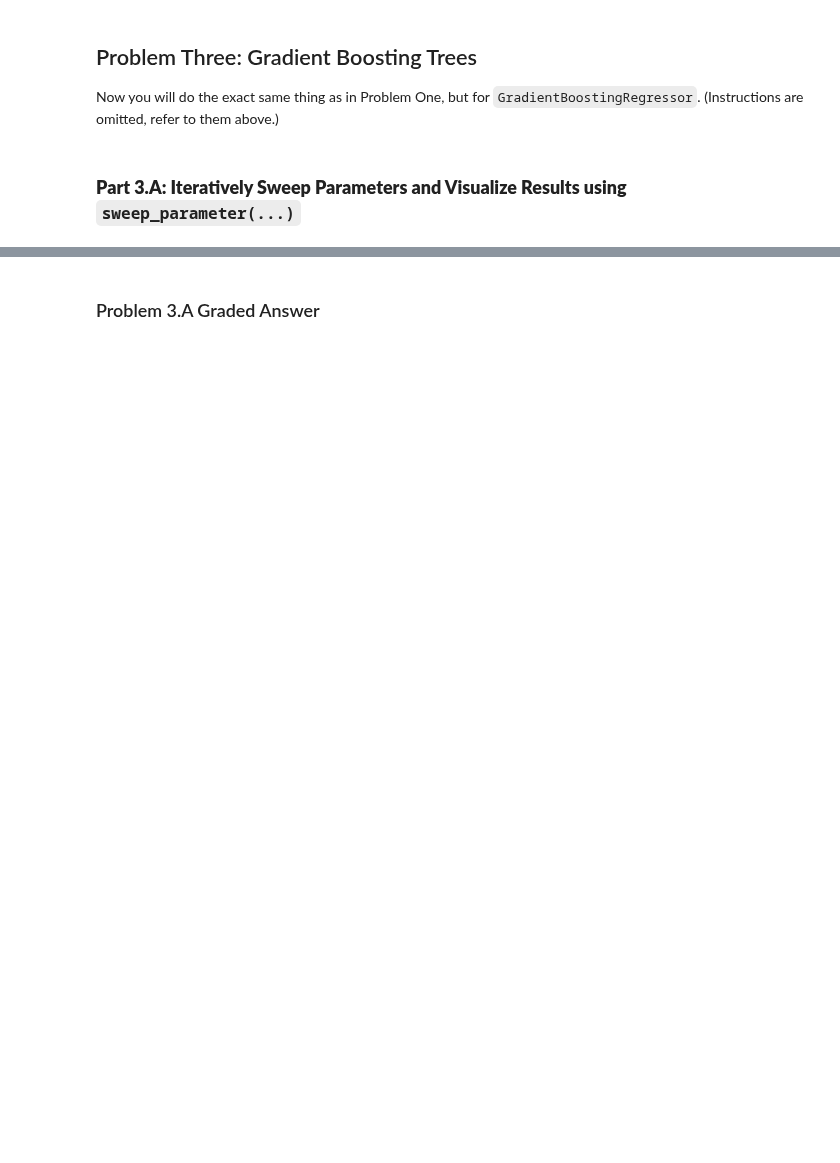
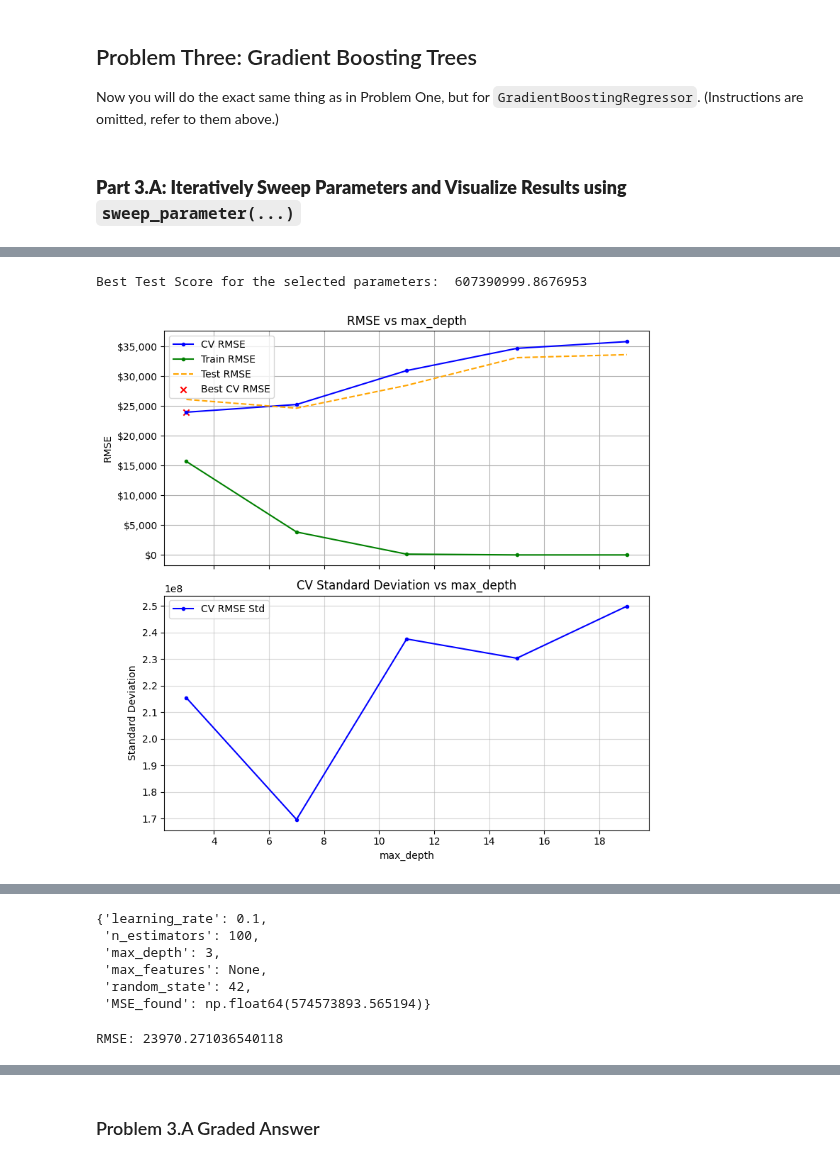
Before and after one commit to waysnyder/Module-3-Assignments, a Jupyter notebook: Homework_07.ipynb, the cells around one changed output, grey strips where cells are left out. Saved outputs shown, nothing was run; the diff lists cells and outputs as text; code cells hidden in the pictures; blank space fills up the shorter version.

```diff
--- a/Homework_07.ipynb
+++ b/Homework_07.ipynb
@@ -1607,0 +2070,16 @@ Default_Parameters_GradientBoosting = {
+# %%
+# Plot a max_depth vs MSE using a simple for loop
+# parameter_list = range(3,20)
+Default_Parameters_GradientBoosting = {
+    'learning_rate'           : 0.1,             # Shrinks the contribution of each tree. Affects the speed of learning and overfitting.
+    'n_estimators'            : 100,             # The number of boosting stages to be run. More estimators can improve performance but increase training time.
+    'max_depth'               : 3,               # Maximum depth of individual trees. Controls model complexity.
+    'max_features'            : None,            # Number of features to consider when looking for best split. Can help reduce overfitting.
+    'random_state'            : 42,              # Controls randomness of boosting. Useful for reproducibility.
+    'MSE_found'               : float('inf')     # NOT a parameter, but will record the MSE found for the current parameter choices
+}
+
+sweep_parameter( model= GradientBoostingRegressor, Parameters=Default_Parameters_GradientBoosting, parameter_list = range(3,20,4), param='max_depth')
+# %% [output]
+Best Test Score for the selected parameters:  607390999.8676953
+[figure, added]
@@ -1607,0 +2087,11 @@ Default_Parameters_GradientBoosting = {
+{'learning_rate': 0.1,
+ 'n_estimators': 100,
+ 'max_depth': 3,
+ 'max_features': None,
+ 'random_state': 42,
+ 'MSE_found': np.float64(574573893.565194)}
+# %%
+best_cv_rmse_gr2 = np.sqrt(574573893.565194)
+print(f"RMSE: {best_cv_rmse_gr2}")
+# %% [output]
+RMSE: 23970.271036540118
```
Also changed, not shown: parts of 39 cells of this notebook.
